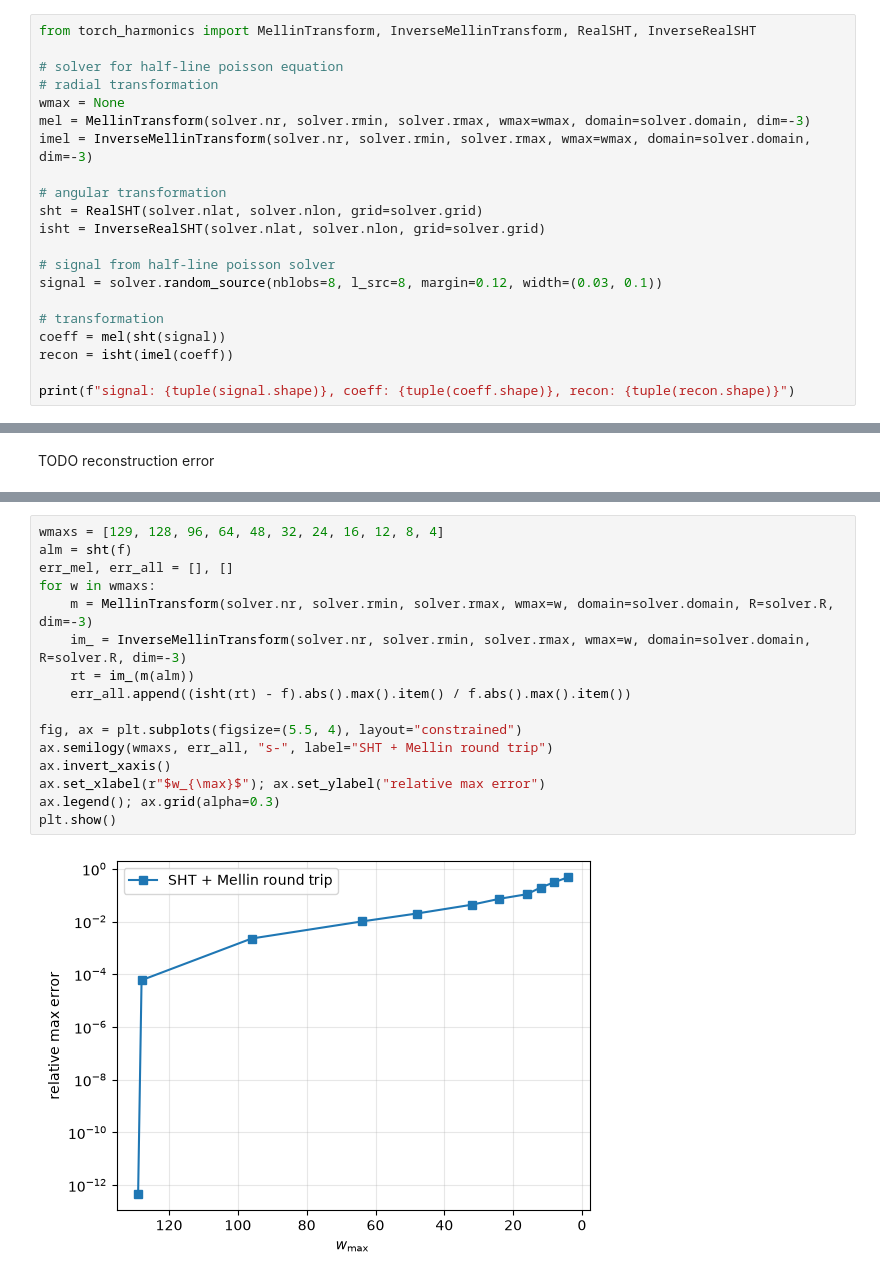
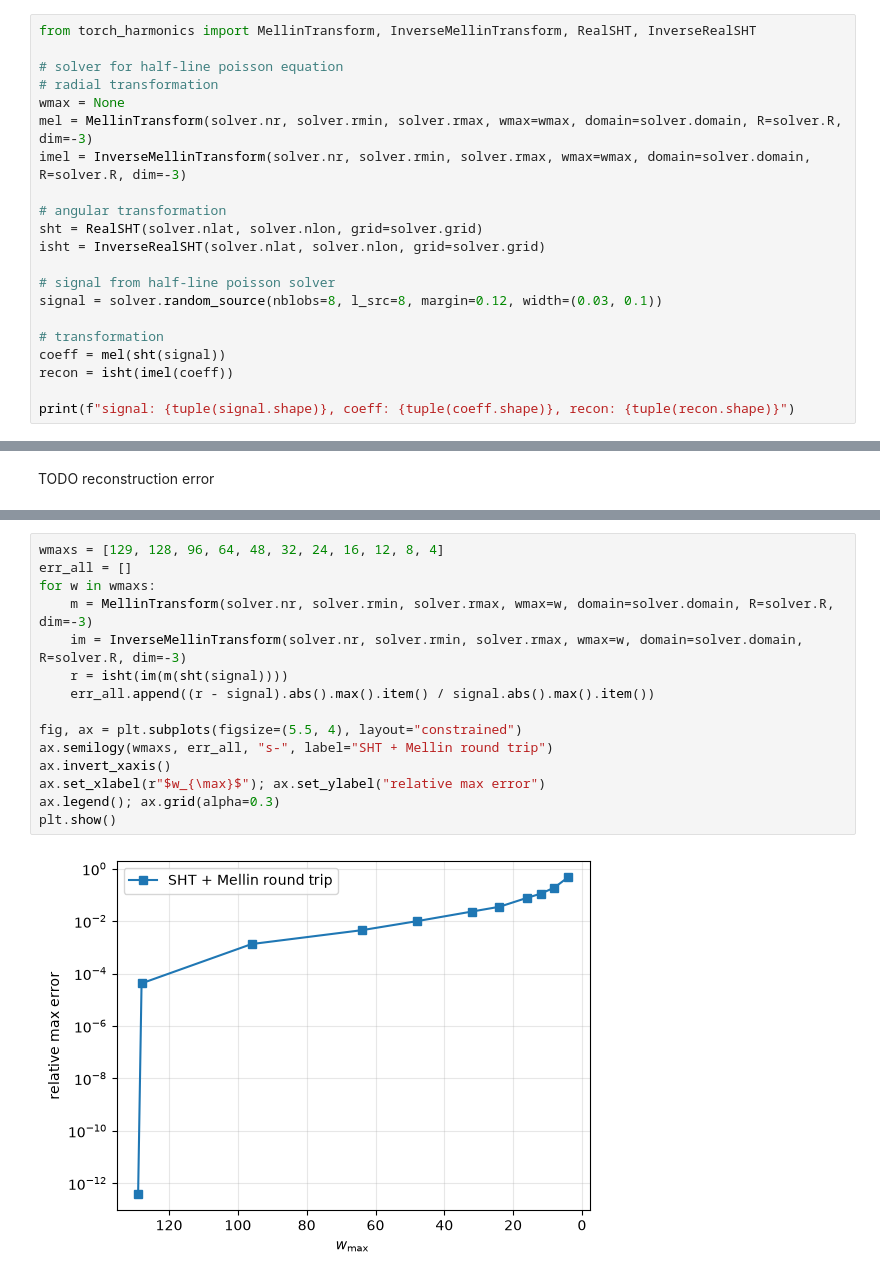
Before and after one commit to tmarkmann/torch-harmonics, a Jupyter notebook: notebooks/poisson_equation.ipynb, the cells around one changed output, grey strips where cells are left out. Cells and saved outputs as stored; diff of their text form.

```diff
--- a/notebooks/poisson_equation.ipynb
+++ b/notebooks/poisson_equation.ipynb
@@ -234,8 +234,8 @@ from torch_harmonics import MellinTransform, InverseMellinTransform, RealSHT, In
 # solver for half-line poisson equation
 # radial transformation
 wmax = None
-mel = MellinTransform(solver.nr, solver.rmin, solver.rmax, wmax=wmax, domain=solver.domain, dim=-3)
-imel = InverseMellinTransform(solver.nr, solver.rmin, solver.rmax, wmax=wmax, domain=solver.domain, dim=-3)
+mel = MellinTransform(solver.nr, solver.rmin, solver.rmax, wmax=wmax, domain=solver.domain, R=solver.R, dim=-3)
+imel = InverseMellinTransform(solver.nr, solver.rmin, solver.rmax, wmax=wmax, domain=solver.domain, R=solver.R, dim=-3)
 
 # angular transformation
 sht = RealSHT(solver.nlat, solver.nlon, grid=solver.grid)
@@ -298,18 +298,17 @@ error: 5.01e-13 (max abs)
 # %%
 wmaxs = [129, 128, 96, 64, 48, 32, 24, 16, 12, 8, 4]
-alm = sht(f)
-err_mel, err_all = [], []
+err_all = []
 for w in wmaxs:
     m = MellinTransform(solver.nr, solver.rmin, solver.rmax, wmax=w, domain=solver.domain, R=solver.R, dim=-3)
-    im_ = InverseMellinTransform(solver.nr, solver.rmin, solver.rmax, wmax=w, domain=solver.domain, R=solver.R, dim=-3)
-    rt = im_(m(alm))
-    err_all.append((isht(rt) - f).abs().max().item() / f.abs().max().item())
+    im = InverseMellinTransform(solver.nr, solver.rmin, solver.rmax, wmax=w, domain=solver.domain, R=solver.R, dim=-3)
+    r = isht(im(m(sht(signal))))
+    err_all.append((r - signal).abs().max().item() / signal.abs().max().item())
 
 fig, ax = plt.subplots(figsize=(5.5, 4), layout="constrained")
 ax.semilogy(wmaxs, err_all, "s-", label="SHT + Mellin round trip")
 ax.invert_xaxis()
 ax.set_xlabel(r"$w_{\max}$"); ax.set_ylabel("relative max error")
 ax.legend(); ax.grid(alpha=0.3)
 plt.show()
 # %% [output]
-[figure, old version]
+[figure, new version]
```
Also changed, not shown: parts of 3 cells of this notebook, 1 other file.
